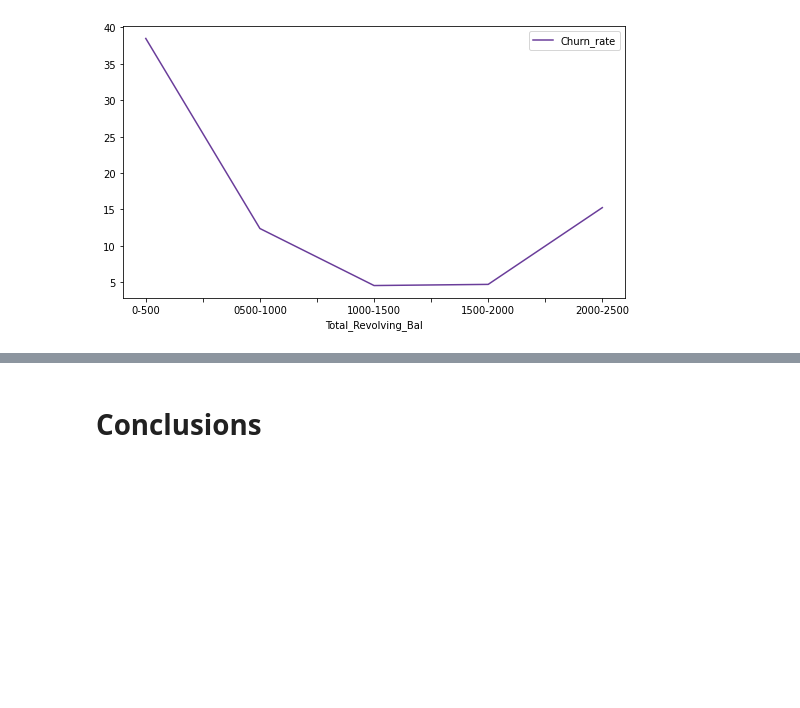
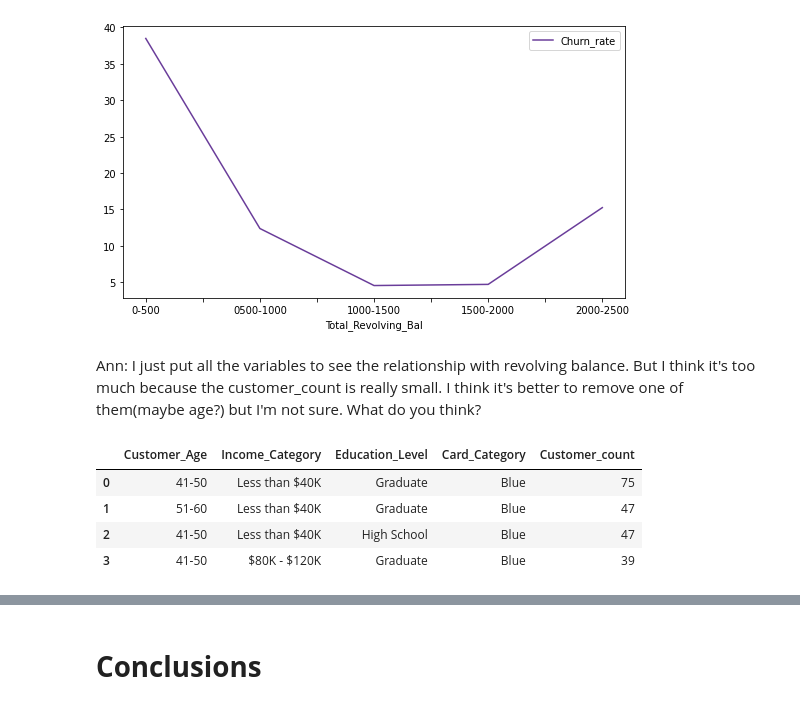
Before and after one commit to zhouchun0105/credit-card-churners, a Jupyter notebook: SUBMIT_creditcard_churners_team1.ipynb, the cells around one changed output, grey strips where cells are left out. Cells and saved outputs as stored; diff of their text form; code cells hidden in the pictures; blank space fills up the shorter version.

Commit message:
Adding revolving balance part - Ann

```diff
--- a/SUBMIT_creditcard_churners_team1.ipynb
+++ b/SUBMIT_creditcard_churners_team1.ipynb
@@ -733,3 +629,5 @@ Total_Revolving_Bal.plot(kind='line', x='Total_Revolving_Bal', y='Churn_rate', c
 # %% [output]
 [figure]
 [figure]
+# %% [markdown]
+Ann: I just put all the variables to see the relationship with revolving balance. But I think it's too much because the customer_count is really small. I think it's better to remove one of them(maybe age?) but I'm not sure. What do you think?
@@ -735,0 +649,8 @@ Total_Revolving_Bal.plot(kind='line', x='Total_Revolving_Bal', y='Churn_rate', c
+# %%
+RevBal_high
+# %% [output]
+|  | Customer_Age | Income_Category | Education_Level | Card_Category | Customer_count |
+| 0 | 41-50 | Less than $40K | Graduate | Blue | 75 |
+| 1 | 51-60 | Less than $40K | Graduate | Blue | 47 |
+| 2 | 41-50 | Less than $40K | High School | Blue | 47 |
+| 3 | 41-50 | $80K - $120K | Graduate | Blue | 39 |
```
Also changed, not shown: parts of 29 cells of this notebook.
